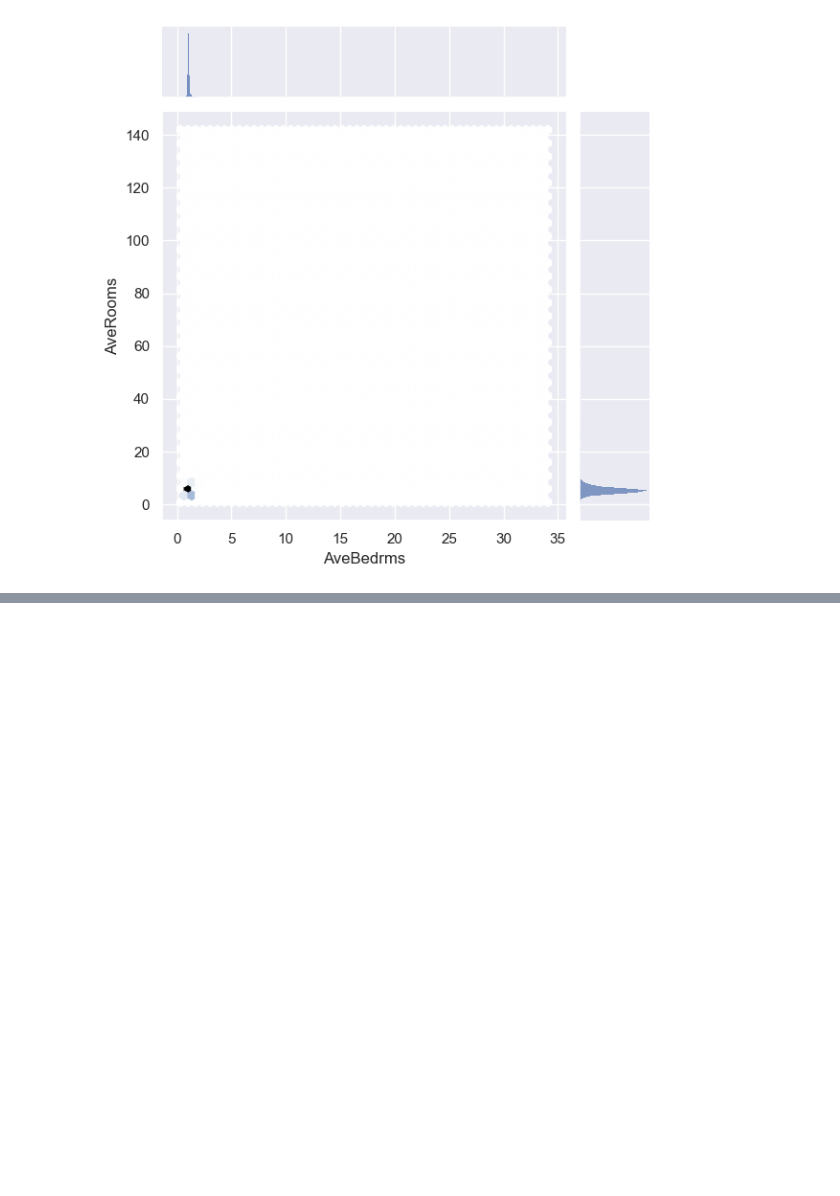
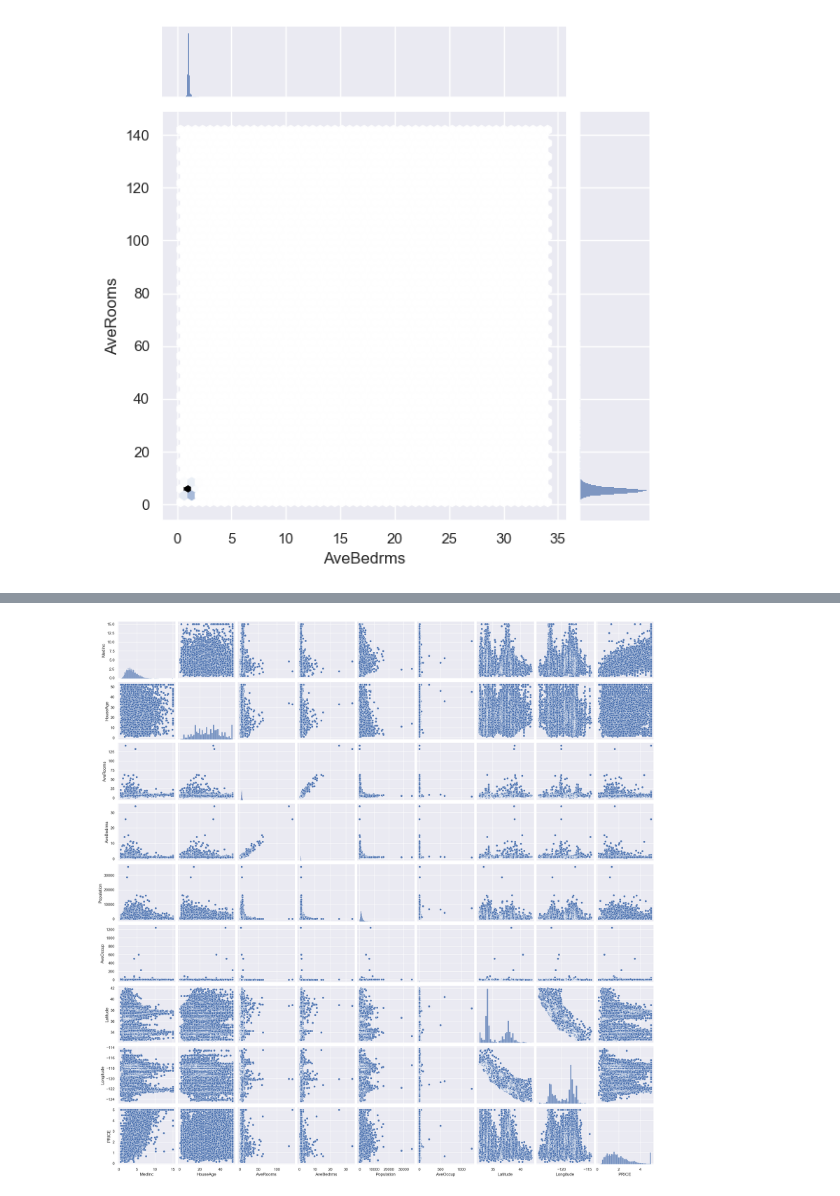
Before and after one commit to alextianyf/MachineLearning_ProblemSets, a Jupyter notebook: 3. Predict House Prices with Multivariable Linear Regression/3.2 Mutilvariate Regression.ipynb, the cells around one changed output, grey strips where cells are left out. Cells and saved outputs as stored; diff of their text form; code cells hidden in the pictures; blank space fills up the shorter version.

```diff
--- a/3. Predict House Prices with Multivariable Linear Regression/3.2 Mutilvariate Regression.ipynb
+++ b/3. Predict House Prices with Multivariable Linear Regression/3.2 Mutilvariate Regression.ipynb
@@ -480,0 +491,7 @@ plt.show()
+# %%
+%%time
+
+sns.pairplot(data)
+plt.show()
+# %% [output]
+[figure, added]
```
Also changed, not shown: parts of 12 cells of this notebook.
